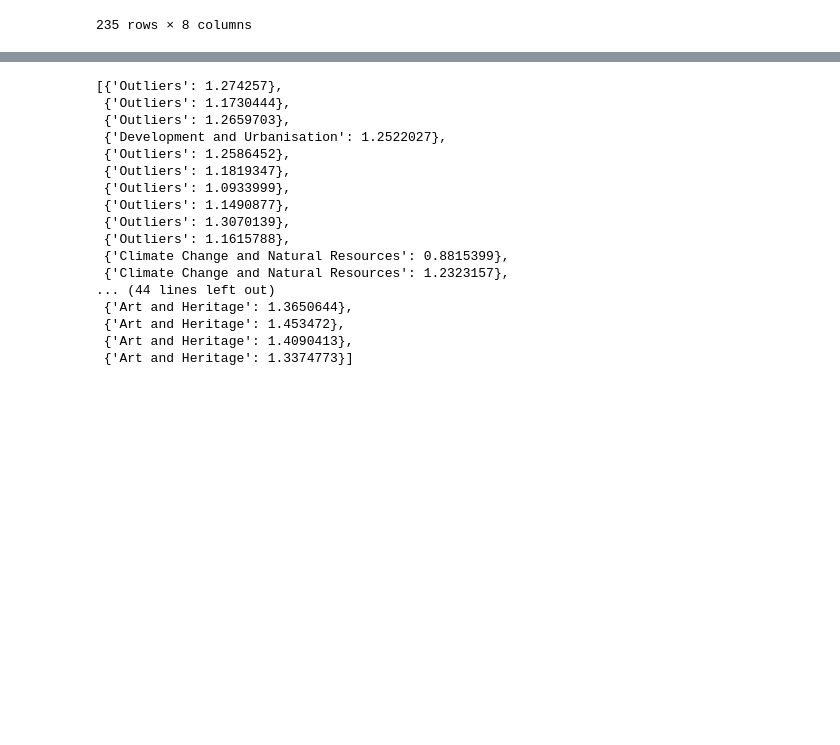
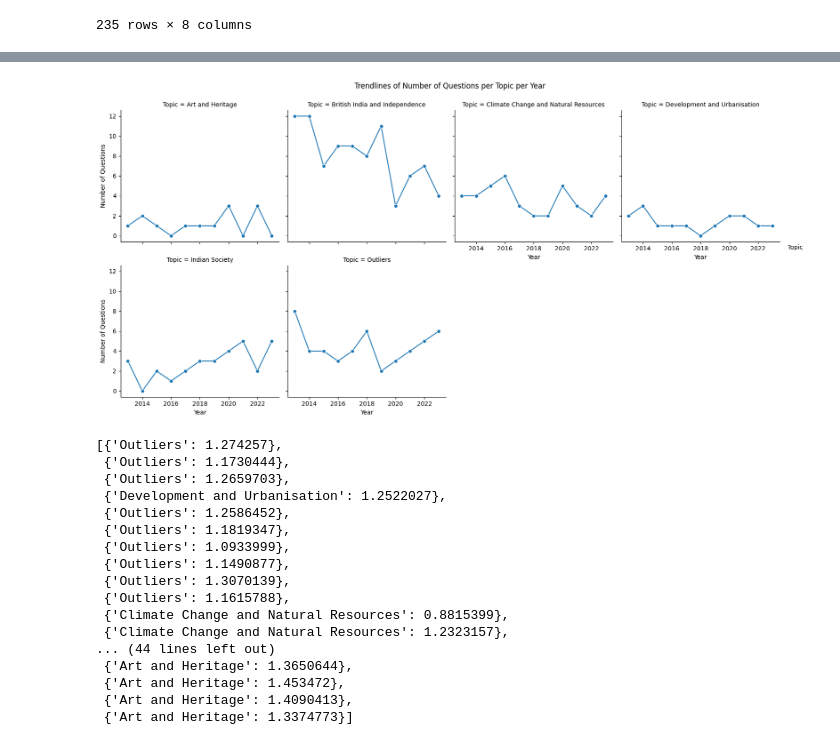
Before and after one commit to Manish-785/SURP-2024, a Jupyter notebook: GS1_M2.ipynb, the cells around one changed output, grey strips where cells are left out. Cells and saved outputs as stored; diff of their text form; code cells hidden in the pictures; blank space fills up the shorter version.

```diff
--- a/GS1_M2.ipynb
+++ b/GS1_M2.ipynb
@@ -489,3 +533,26 @@ data.to_excel('GS1_topics_v3.xlsx', index=False)
+# %%
+import matplotlib.pyplot as plt
+import seaborn as sns
+import pandas as pd
+
+topic_year_counts = pd.crosstab(data['Year'], data['Topic'])
+
+# Reset index to convert the pivot table to a DataFrame
+topic_year_counts = topic_year_counts.reset_index()
+
+# Melt the DataFrame to long format for Seaborn
+melted_topic_year_counts = topic_year_counts.melt(id_vars='Year', var_name='Topic', value_name='Count')
+
+
+g = sns.FacetGrid(melted_topic_year_counts, col='Topic', col_wrap=4, height=4, sharex=True, sharey=True)
+g.map(sns.lineplot, 'Year', 'Count', marker='o')
+g.set_axis_labels('Year', 'Number of Questions')
+g.add_legend(title='Topic')
+g.fig.subplots_adjust(top=0.9)
+g.fig.suptitle('Trendlines of Number of Questions per Topic per Year')
+plt.show()
+# %% [output]
+[figure, added]
 # %%
 question = question_embeddings[4]
 topics_nearest = []
```
Also changed, not shown: parts of 6 cells of this notebook, 5 other files.
